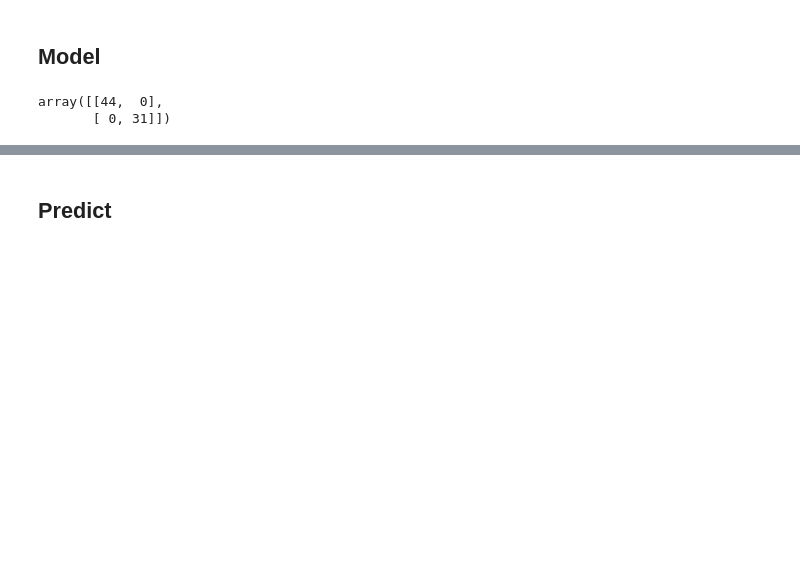
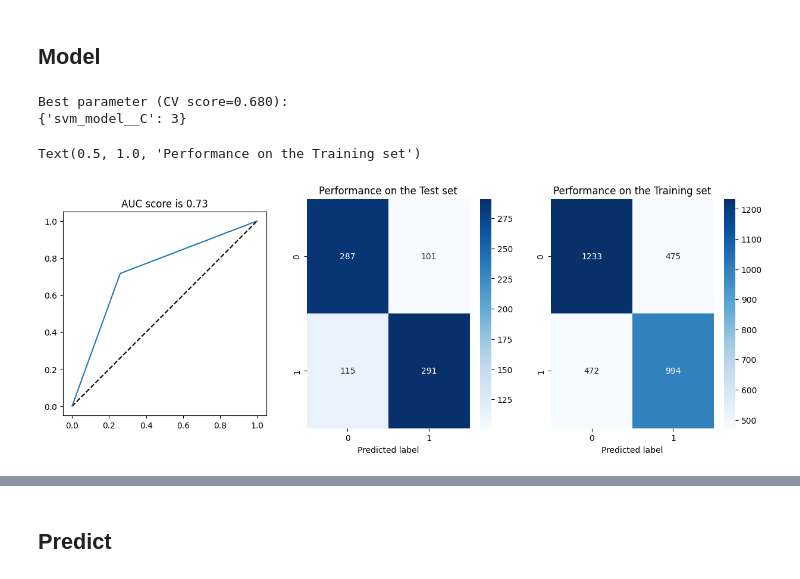
Before and after one commit to crestr25/Data-Projects, a Jupyter notebook: World Cup/World Cup.ipynb, the cells around one changed output, grey strips where cells are left out. Drawn from its saved outputs; the diff is of its cells as text; code cells hidden in the pictures; blank space fills up the shorter version.

```diff
--- a/World Cup/World Cup.ipynb
+++ b/World Cup/World Cup.ipynb
@@ -148,14 +209,40 @@ X_train, X_test, y_train, y_test = train_test_split(X_s, y)
-# %%
-params = {
-    "solver": ("saga", ),
-    "penalty": ("l1", "l2", "elasticnet", "none"),
-    "l1_ratio": (1,)
-}
-gd = GridSearchCV(linear_model.LogisticRegression(max_iter=100000), param_grid=params, scoring="accuracy")
-gd.fit(X_train, y_train)
-y_pred = gd.best_estimator_.predict(X_test)
-
-confusion_matrix(y_test, y_pred)
-# %% [output]
-array([[44,  0],
-       [ 0, 31]])
+# %%
+scaler = StandardScaler()
+
+svm_model = svm.SVC()
+pipe_svm_std = Pipeline(steps=[("scaler", scaler), ("svm_model", svm_model)])
+
+# Parameters of pipelines can be set using '__' separated parameter names:
+param_grid = {
+    "svm_model__C": (0.5, 1.5, 1, 2, 3)
+}
+search_svm_std = GridSearchCV(pipe_svm_std, param_grid, cv=3, scoring="f1", refit=True)
+search_svm_std.fit(X, y)
+print("Best parameter (CV score=%0.3f):" % search_svm_std.best_score_)
+print(search_svm_std.best_params_)
+
+fpr, tpr, _ = roc_curve(y_test, search_svm_std.best_estimator_.predict(X_test))
+plt.figure(figsize=(15,5))
+ax = plt.subplot(1,3,1)
+ax.plot([0, 1], [0, 1], 'k--')
+ax.plot(fpr, tpr)
+ax.set_title('AUC score is {0:0.2}'.format(roc_auc_score(y_test, search_svm_std.best_estimator_.predict(X_test))))
+ax.set_aspect(1)
+
+ax = plt.subplot(1,3,2)
+cm = confusion_matrix(y_test, search_svm_std.best_estimator_.predict(X_test))
+sns.heatmap(cm, cmap='Blues', clim = (0, cm.max()), annot=True, fmt="d")
+
+ax.set_xlabel('Predicted label')
+ax.set_title('Performance on the Test set')
+
+ax = plt.subplot(1,3,3)
+cm = confusion_matrix(y_train, search_svm_std.best_estimator_.predict(X_train))
+sns.heatmap(cm, cmap='Blues', clim = (0, cm.max()), annot=True, fmt="d")
+ax.set_xlabel('Predicted label')
+ax.set_title('Performance on the Training set')
+# %% [output]
+Best parameter (CV score=0.680):
+{'svm_model__C': 3}
+Text(0.5, 1.0, 'Performance on the Training set')
+[figure, added]
```
Also changed, not shown: parts of 23 cells of this notebook.
